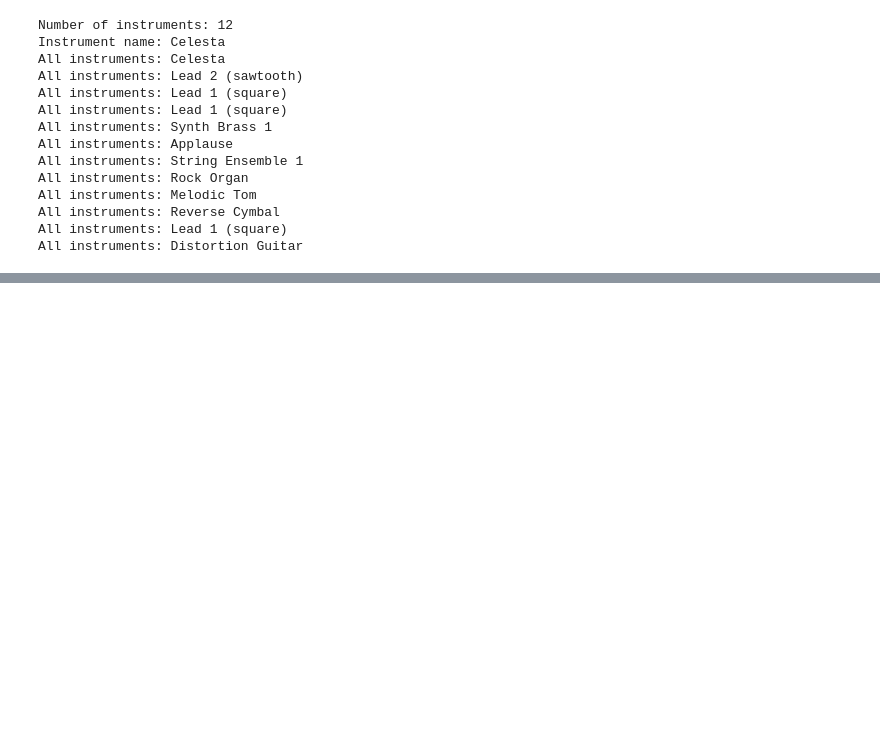
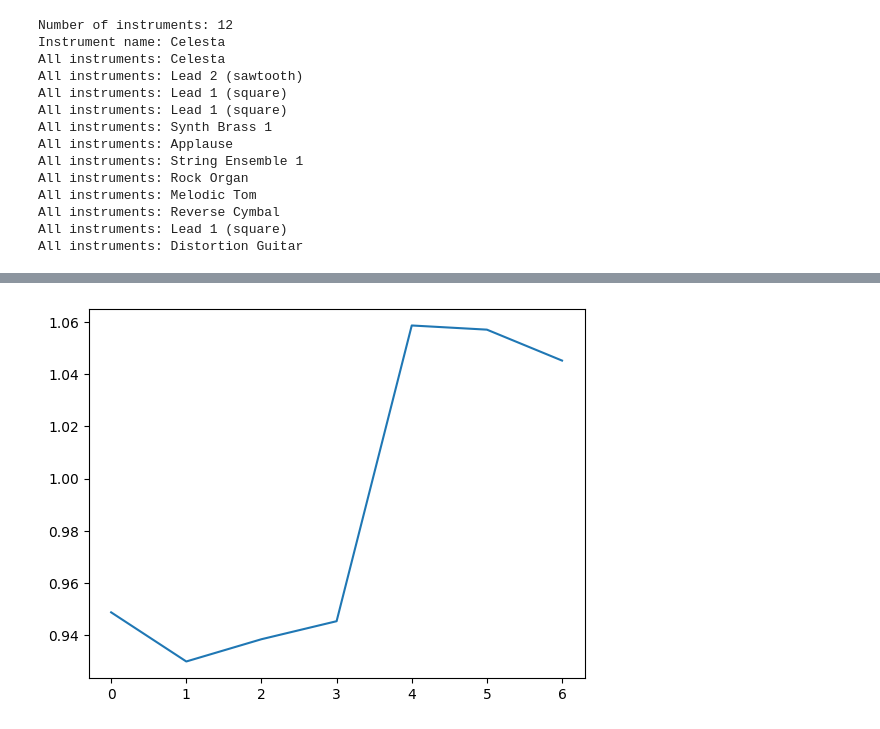
Before and after one commit to JaydenCJH/project_lyrics, a Jupyter notebook: MIDI_music.ipynb, the cells around one changed output, grey strips where cells are left out. Drawn from its saved outputs; the diff is of its cells as text; code cells hidden in the pictures; blank space fills up the shorter version.

```diff
--- a/MIDI_music.ipynb
+++ b/MIDI_music.ipynb
@@ -96,0 +392,7 @@ array(['Acoustic Grand Piano', 'Acoustic Guitar (steel)',
+# %%
+# 음수 말고 양수쪽으로 움직이게 weight 를 더 주기.
+
+def mse_with_positive_pressure(y_true: tf.Tensor, y_pred: tf.Tensor):
+  mse = (y_true - y_pred) ** 2
+  positive_pressure = 10 * tf.maximum(-y_pred, 0.0)
+  return tf.reduce_mean(mse + positive_pressure)
@@ -96,0 +473,11 @@ array(['Acoustic Grand Piano', 'Acoustic Guitar (steel)',
+# %%
+# noticed that the loss model has too much weight on pitch.
+model.compile(loss=loss,
+    loss_weights={
+        'pitch': 0.1,
+        'step': 1.0,
+        'duration':1.0,
+    },
+    optimizer=optimizer,
+)
+model.evaluate(train_ds, return_dict=True)
@@ -96,0 +489,13 @@ array(['Acoustic Grand Piano', 'Acoustic Guitar (steel)',
+# %%
+callbacks = [
+    tf.keras.callbacks.EarlyStopping(
+        monitor='loss',
+        patience=5,
+        verbose=1,
+        restore_best_weights=True),
+]
+# %%
+%%time
+epochs = 50
+
+history = model.fit(train_ds, epochs=epochs, callbacks=callbacks,)
@@ -96,0 +541,5 @@ array(['Acoustic Grand Piano', 'Acoustic Guitar (steel)',
+# %%
+plt.plot(history.epoch, history.history['loss'], label='total loss')
+plt.show()
+# %% [output]
+[figure, added]
```
Also changed, not shown: parts of 37 cells of this notebook, 3 other files.
